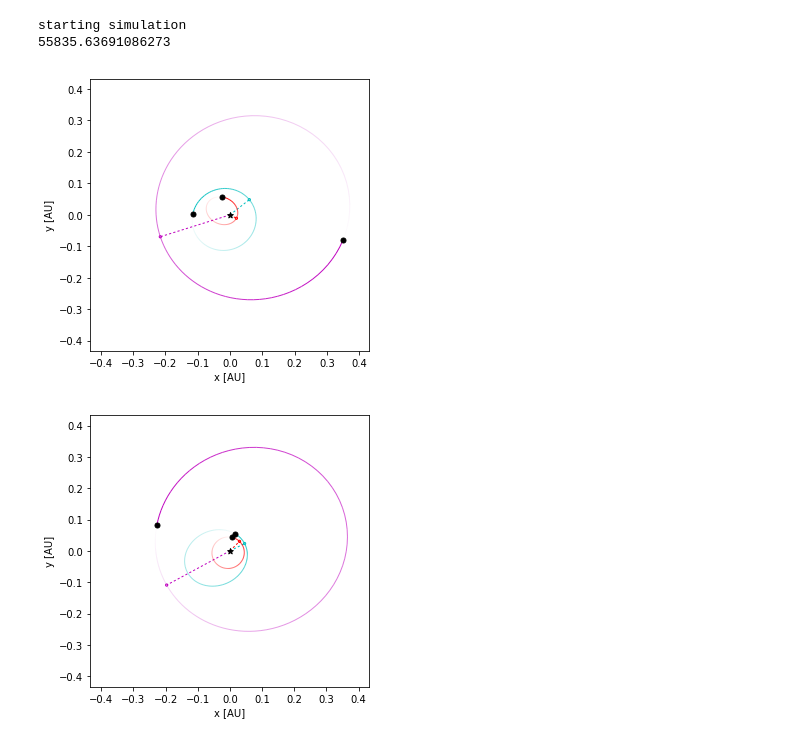
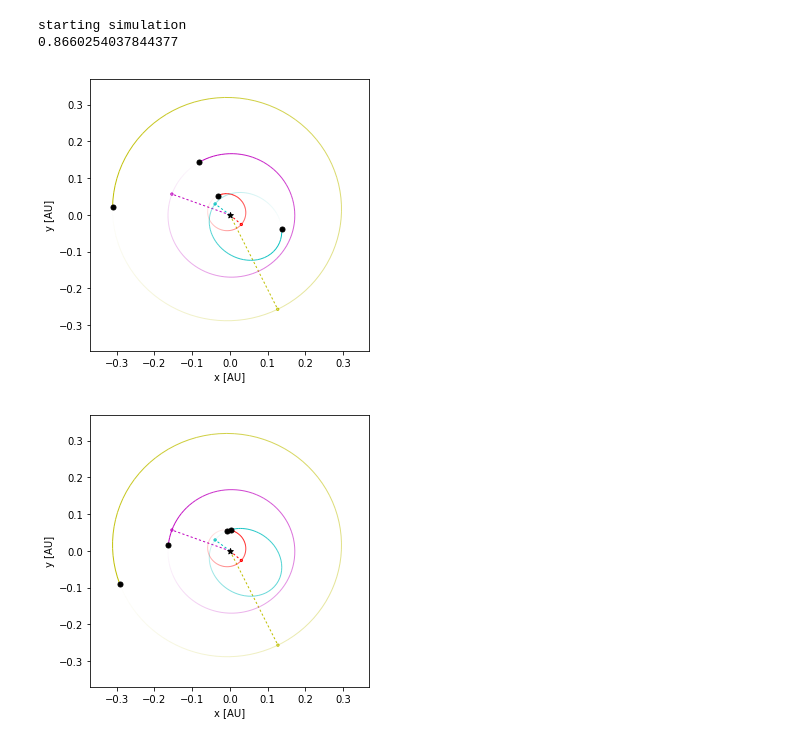
Before and after one commit to christiangil/ML-Stability, a Jupyter notebook: KOI-94 Testing.ipynb, the cells around one changed output. Drawn from its saved outputs; the diff is of its cells as text; code cells hidden in the pictures.

```diff
--- a/KOI-94 Testing.ipynb
+++ b/KOI-94 Testing.ipynb
@@ -17,13 +17,13 @@ def collision(reb_sim, col):
 
 #Choose which of the 200 simulations to plot
 #for example, 165 lasted a long time, 145 and 150 didn't
-id_ = int(145)
+id_ = int(150)
 
 #arguments
 
 #choose whether or not to remove a planet. NEEDS TO BE CHANGED EVERYTIME!
-system = "KOI-94_r3"
-Nplanets = int(3)
+system = "KOI-94"
+Nplanets = int(4)
 
 maxorbs = float(1000000000)
 name = system+"_"+str(int(np.log10(maxorbs)))+"_"+str(id_)
@@ -72,36 +72,36 @@ sim.move_to_com()
 #Studies have shown that if the timestep is an exact fraction of the innermost orbital period then numerical artifacts can be introduced
 dt = 2.*math.sqrt(3)/100. #0.0346410162
 P1 = sim.particles[1].P
 sim.dt = dt*P1 # ~3% orbital period
 
 #how long you are willing to simulate this system right now
 tmax = maxorbs*P1/10000
 
 #save simulation archive
 #dir_path = os.path.dirname(os.path.realpath(__file__)) #directory of this program
 #out_dir = dir_path+"/output/"
 #os.system('mkdir %s'%out_dir)
 
 #simulate
 print("starting simulation")
 t0=sim.t
 
 #plot system now
 fig1 = rebound.OrbitPlot(sim, unitlabel="[AU]", color=True, periastron=True)
 
 sim.integrate(tmax)
 
 #plot system after tmax or when things went to crap
 fig2 = rebound.OrbitPlot(sim, unitlabel="[AU]", color=True, periastron=True)
 
 #print the amount of orbits that have occured
 t=sim.t-t0
 print(t/P1)
 # %% [output]
 starting simulation
-55835.63691086273
+0.8660254037844377
-[figure, old version]
+[figure, new version]
-[figure, old version]
+[figure, new version]
 # %%
 #histograms of all of the stability time distributions
 stuff=["","_r1","_r2","_r3","_r4"]
```
Also changed, not shown: parts of 1 cell of this notebook.
